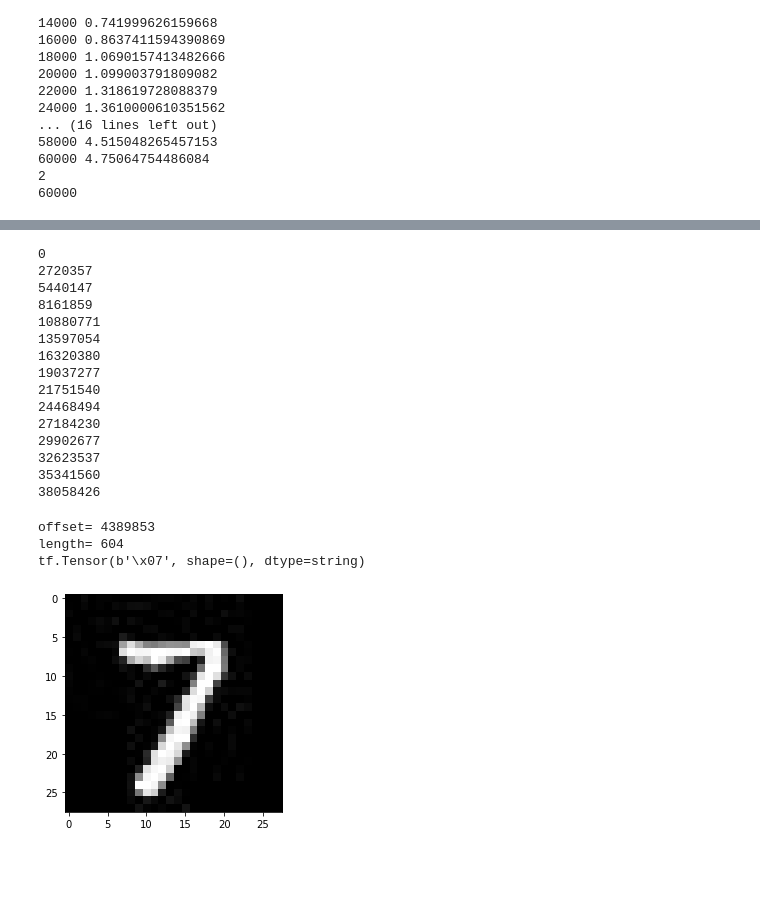
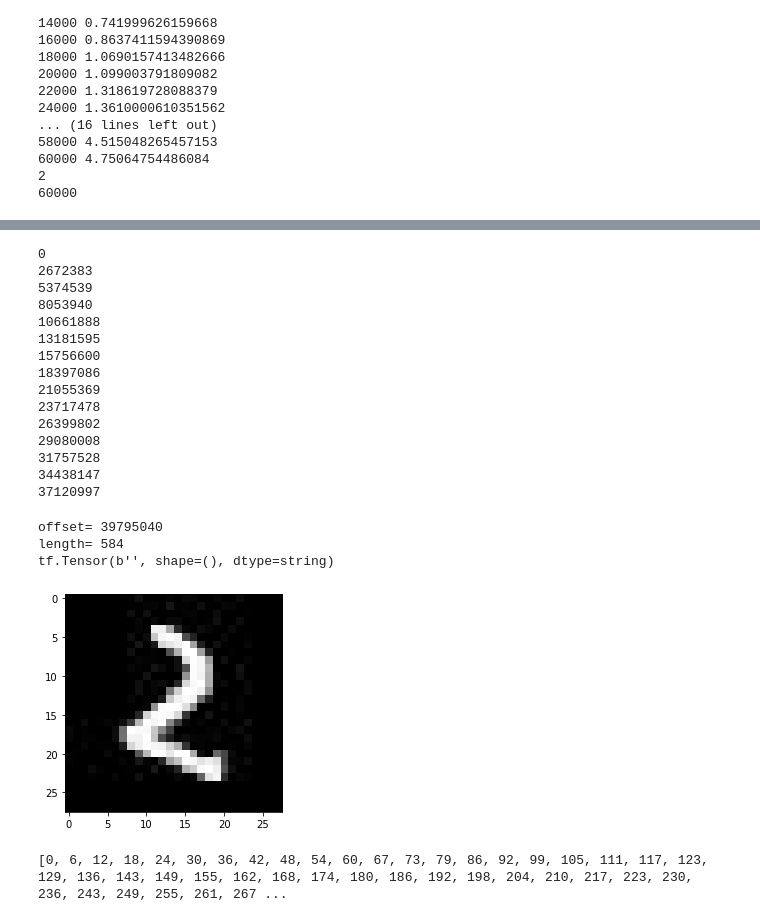
Before and after one commit to winiel559/tfrecord-lirs-implementation, a Jupyter notebook: mnist to sparse with padding BFD.ipynb, the cells around one changed output, grey strips where cells are left out. Saved outputs shown, nothing was run; the diff lists cells and outputs as text; code cells hidden in the pictures; blank space fills up the shorter version.

```diff
--- a/mnist to sparse with padding BFD.ipynb
+++ b/mnist to sparse with padding BFD.ipynb
@@ -202,18 +202,12 @@ with tf.io.TFRecordWriter(tfr_file_name) as writer:
                         print("error")
                 current_filesize=os.path.getsize(tfr_file_name)
                 #print("after after pad",current_filesize)
+                c+=1
                 if(c%4000==0):
                     print(c,end=' ')
                     print("offset=",current_filesize)
-                c+=1
-                """
-                if(i<10):
-                    print(current_filesize,calc_new_filesize,end=' ')
-                    print(cur_page,calc_new_page, end=' ')
-                    print(len(serialized_example))
-                else:
-                    break
-                """
+                if(c>59300):
+                    print(c)
                 offset_table.write(current_filesize.to_bytes(8, byteorder = 'little'))
                 writer.write(serialized_example)
 # %% [output]
@@ -255,5 +251,5 @@ for idx, features in enumerate(dataset):
     plt.imshow(np.asarray(image).reshape((28,28)),cmap = plt.cm.gray)
     plt.show()
 
-    if idx>=11:
+    if idx>=1:
         break
@@ -271,20 +272,20 @@ for i in range (60000):
         print(length[0])
 # %% [output]
 0
-2720357
-5440147
-8161859
-10880771
-13597054
-16320380
-19037277
-21751540
-24468494
-27184230
-29902677
-32623537
-35341560
-38058426
+2672383
+5374539
+8053940
+10661888
+13181595
+15756600
+18397086
+21055369
+23717478
+26399802
+29080008
+31757528
+34438147
+37120997
 # %%
 """ the actual read() function """
 
@@ -314,16 +315,31 @@ def sparse_random_read(binfile, oft, idx):
 # %%
 """ test read() function """
 
 binfile=open(tfr_file_name,'rb')
 oftfile=open(oft_file_name,'rb')
-parsed_feature=sparse_random_read(binfile,oftfile, 6455)
+parsed_feature=sparse_random_read(binfile,oftfile, 59955)
 image=tf.io.decode_jpeg(parsed_feature['image'])
 print(parsed_feature['label'])
 np_image=np.frombuffer(image, dtype='>B').astype(np.uint8)
 plt.imshow(np.asarray(np_image).reshape((28,28)),cmap = plt.cm.gray)
 plt.show()
 # %% [output]
-offset= 4389853
-length= 604
-tf.Tensor(b'\x07', shape=(), dtype=string)
+offset= 39795040
+length= 584
+tf.Tensor(b'', shape=(), dtype=string)
-[figure, old version]
+[figure, new version]
+# %%
+oft=open(oft_file_name,'rb')
+page_aligned_indices = []
+idx=0
+for idx in range(60000):
+    oft.seek(idx*8,0)
+    tmp=oft.read(8)
+    #print(idx)
+    offset=struct.unpack("<Q",tmp)[0]
+    if(offset % 4096 == 0):
+        page_aligned_indices.append(idx)
+
+print(page_aligned_indices)
+# %% [output]
+[0, 6, 12, 18, 24, 30, 36, 42, 48, 54, 60, 67, 73, 79, 86, 92, 99, 105, 111, 117, 123, 129, 136, 143, 149, 155, 162, 168, 174, 180, 186, 192, 198, 204, 210, 217, 223, 230, 236, 243, 249, 255, 261, 267 ...
```
Also changed, not shown: parts of 2 cells of this notebook, 1 other file.
